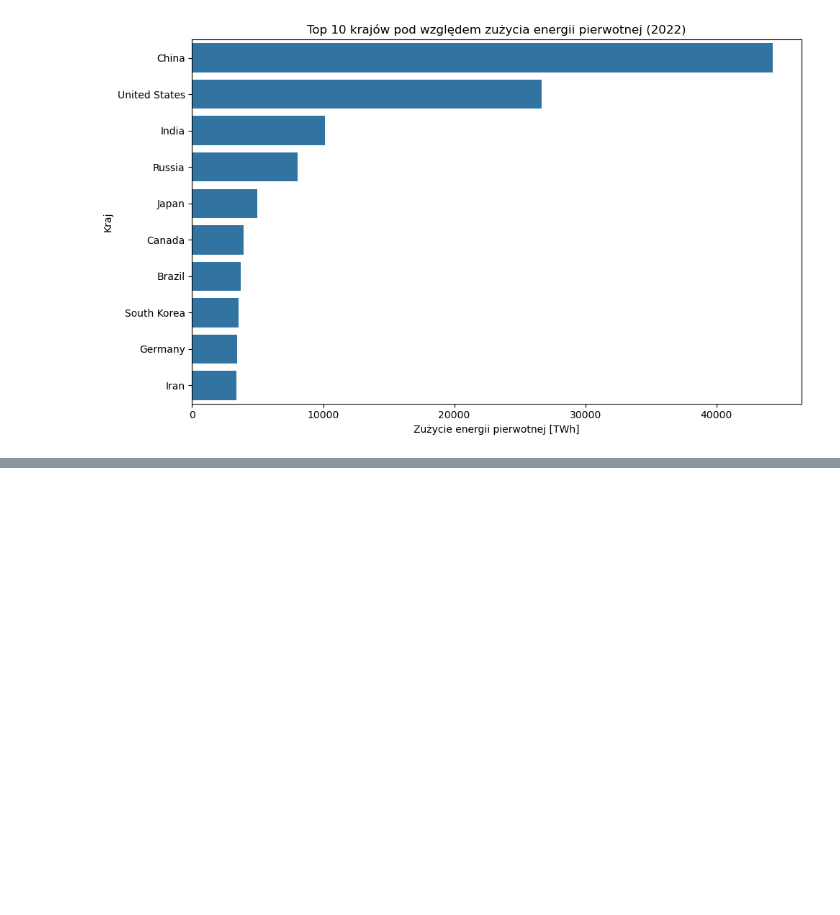
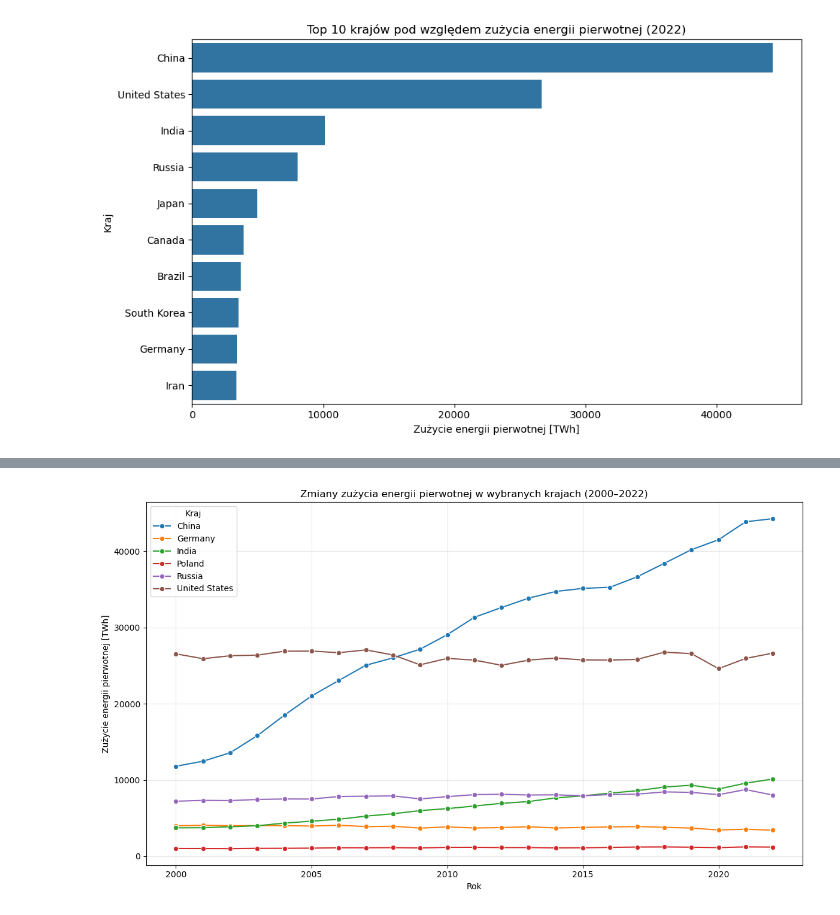
Before and after one commit to olaramota-beep/AWDP-projekt-do-oddania, a Jupyter notebook: Diagnostyka danych i wizualizacja.ipynb, the cells around one changed output, grey strips where cells are left out. Cells and saved outputs as stored; diff of their text form; code cells hidden in the pictures; blank space fills up the shorter version.

```diff
--- a/Diagnostyka danych i wizualizacja.ipynb
+++ b/Diagnostyka danych i wizualizacja.ipynb
@@ -402,0 +444,34 @@ plt.show()
+# %%
+selected_countries = [
+    'China',
+    'United States',
+    'India',
+    'Russia',
+    'Germany',
+    'Poland'
+]
+
+energy_trends = df_countries[
+    df_countries['country'].isin(selected_countries)
+]
+
+plt.figure(figsize=(12, 7))
+
+sns.lineplot(
+    data=energy_trends,
+    x='year',
+    y='primary_energy_consumption',
+    hue='country',
+    marker='o'
+)
+
+plt.title('Zmiany zużycia energii pierwotnej w wybranych krajach (2000–2022)')
+plt.xlabel('Rok')
+plt.ylabel('Zużycie energii pierwotnej [TWh]')
+plt.legend(title='Kraj')
+plt.grid(alpha=0.3)
+
+plt.tight_layout()
+plt.show()
+# %% [output]
+[figure, added]
```
Also changed, not shown: parts of 5 cells of this notebook.
